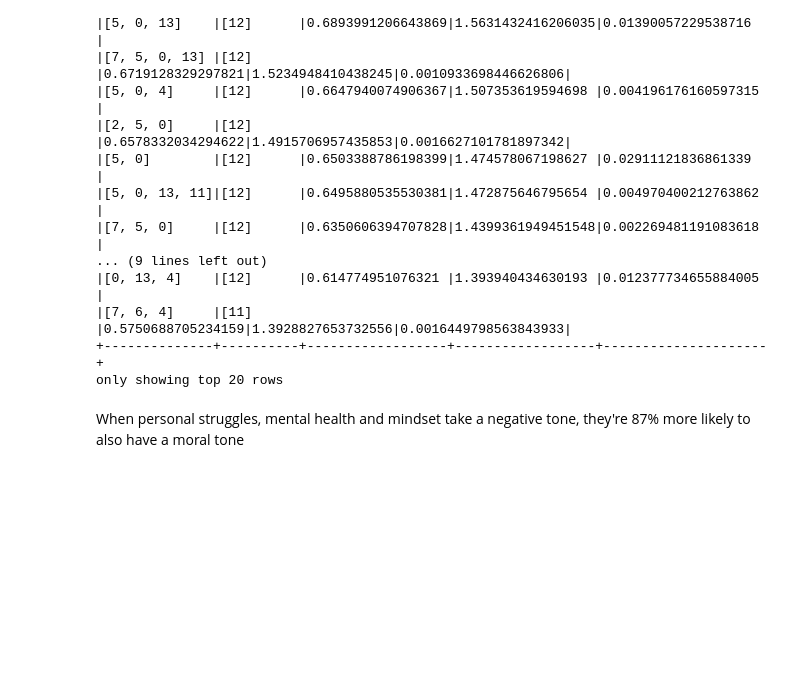
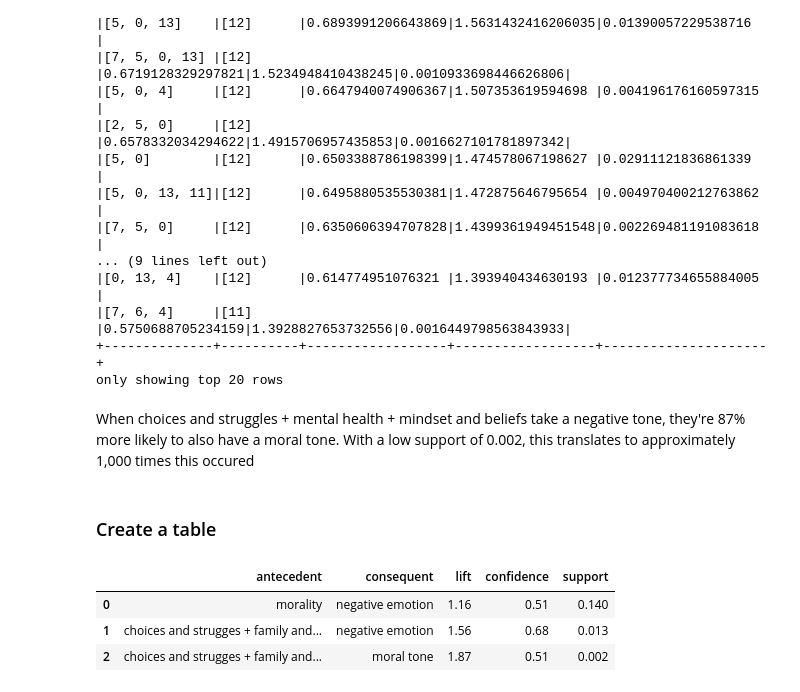
Before and after one commit to natashacarpcast/selfimprovement-finalproject, a Jupyter notebook: 04-create-attributes-and-ARM.ipynb, the cells around one changed output. Cells and saved outputs as stored; diff of their text form; code cells hidden in the pictures; blank space fills up the shorter version.

Commit message:
deleted unnecesary code in cleaning notebook + created table for ARM

```diff
--- a/04-create-attributes-and-ARM.ipynb
+++ b/04-create-attributes-and-ARM.ipynb
@@ -173,4 +175,6 @@ fpm.associationRules.orderBy("lift", "confidence", ascending=False).show(truncat
 +--------------+----------+------------------+------------------+---------------------+
 only showing top 20 rows
 # %% [markdown]
-When personal struggles, mental health and mindset take a negative tone, they're 87% more likely to also have a moral tone
+When choices and struggles + mental health + mindset and beliefs take a negative tone, they're 87% more likely to also have a moral tone. With a low support of 0.002, this translates to approximately 1,000 times this occured
+# %% [markdown]
+### Create a table
@@ -176,0 +183,17 @@ When personal struggles, mental health and mindset take a negative tone, they're
+# %%
+d = {'antecedent': ["morality", "choices and strugges + family and mental health + moral tone",
+                    "choices and strugges + family and mental health + mindset and beliefs + negative tone"] ,
+     'consequent': ["negative emotion", "negative emotion", "moral tone"],
+     'lift': [1.16, 1.56, 1.87],
+     'confidence': [0.51, 0.68, 0.51],
+     'support': [0.14, 0.013, 0.002]}
+# %%
+df = pd.DataFrame(data=d)
+
+with pd.option_context('display.max_colwidth', None):
+    display(df)
+# %% [output]
+|  | antecedent | consequent | lift | confidence | support |
+| 0 | morality | negative emotion | 1.16 | 0.51 | 0.140 |
+| 1 | choices and strugges + family and... | negative emotion | 1.56 | 0.68 | 0.013 |
+| 2 | choices and strugges + family and... | moral tone | 1.87 | 0.51 | 0.002 |
```
Also changed, not shown: parts of 3 cells of this notebook, 1 other file.
